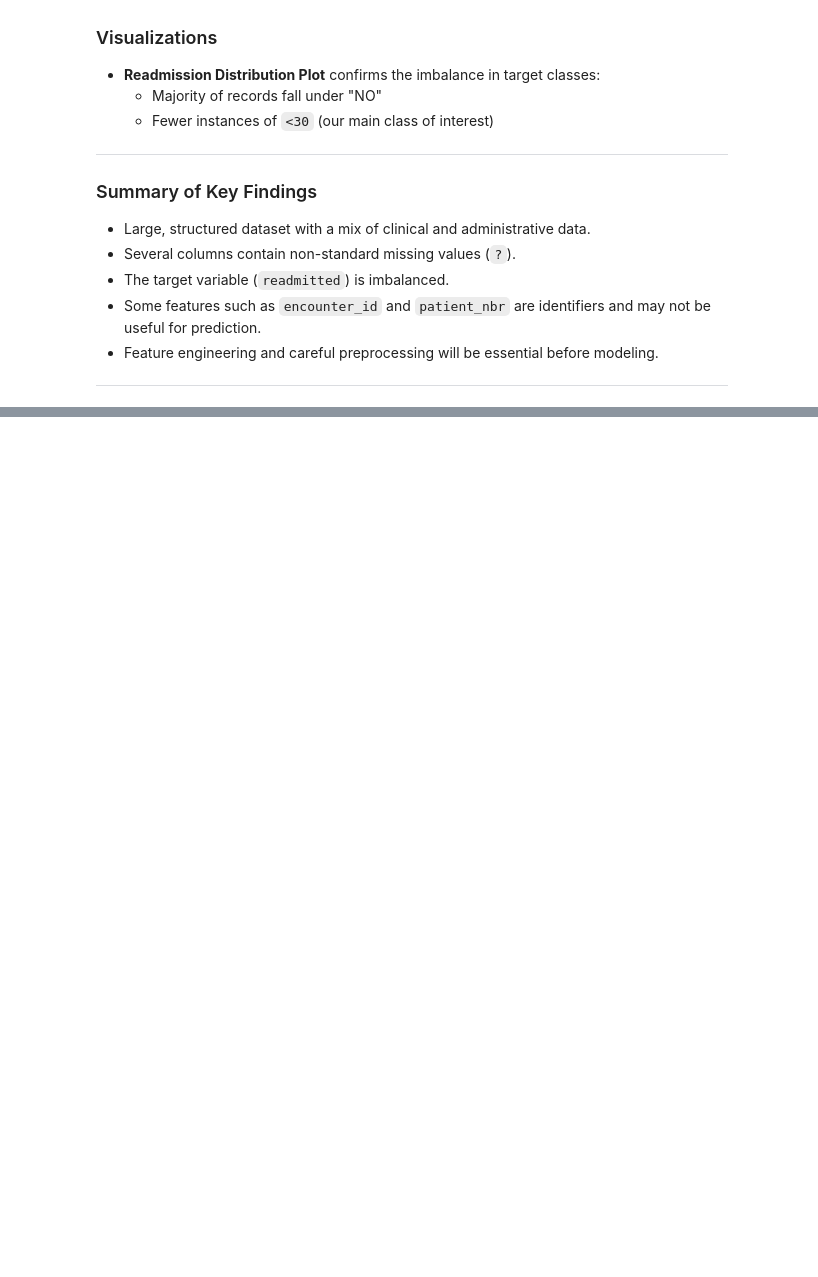
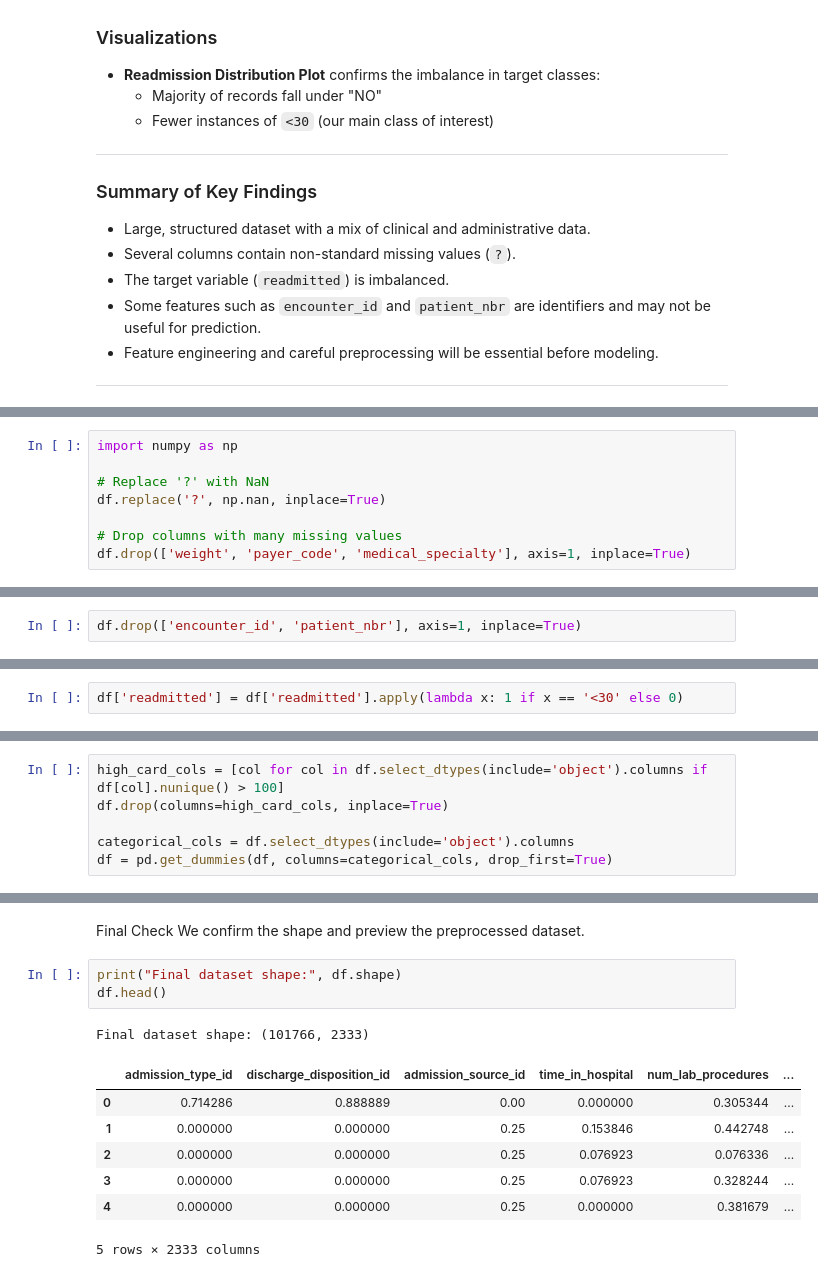
Before and after one commit to HellenDianaNjeri/AI-development-workflow, a Jupyter notebook: patient_readmission_risk.ipynb, the cells around one changed output, grey strips where cells are left out. Cells and saved outputs as stored; diff of their text form; blank space fills up the shorter version.

Commit message:
Preprocessed data: handled missing values, encoded categoricals, scaled numeric features

```diff
--- a/patient_readmission_risk.ipynb
+++ b/patient_readmission_risk.ipynb
@@ -236,0 +244,8 @@ Name: admission_type_id, dtype: int64
+# %%
+import numpy as np
+
+# Replace '?' with NaN
+df.replace('?', np.nan, inplace=True)
+
+# Drop columns with many missing values
+df.drop(['weight', 'payer_code', 'medical_specialty'], axis=1, inplace=True)
@@ -236,0 +255,2 @@ Name: admission_type_id, dtype: int64
+# %%
+df.drop(['encounter_id', 'patient_nbr'], axis=1, inplace=True)
@@ -236,0 +264,2 @@ Name: admission_type_id, dtype: int64
+# %%
+df['readmitted'] = df['readmitted'].apply(lambda x: 1 if x == '<30' else 0)
@@ -236,0 +269,6 @@ Name: admission_type_id, dtype: int64
+# %%
+high_card_cols = [col for col in df.select_dtypes(include='object').columns if df[col].nunique() > 100]
+df.drop(columns=high_card_cols, inplace=True)
+
+categorical_cols = df.select_dtypes(include='object').columns
+df = pd.get_dummies(df, columns=categorical_cols, drop_first=True)
@@ -236,0 +289,15 @@ Name: admission_type_id, dtype: int64
+# %% [markdown]
+ Final Check
+We confirm the shape and preview the preprocessed dataset.
+# %%
+print("Final dataset shape:", df.shape)
+df.head()
+# %% [output]
+Final dataset shape: (101766, 2333)
+|  | admission_type_id | discharge_disposition_id | admission_source_id | time_in_hospital | num_lab_procedures | ... |
+| 0 | 0.714286 | 0.888889 | 0.00 | 0.000000 | 0.305344 | ... |
+| 1 | 0.000000 | 0.000000 | 0.25 | 0.153846 | 0.442748 | ... |
+| 2 | 0.000000 | 0.000000 | 0.25 | 0.076923 | 0.076336 | ... |
+| 3 | 0.000000 | 0.000000 | 0.25 | 0.076923 | 0.328244 | ... |
+| 4 | 0.000000 | 0.000000 | 0.25 | 0.000000 | 0.381679 | ... |
+5 rows × 2333 columns
```
Also changed, not shown: parts of 7 cells of this notebook.
